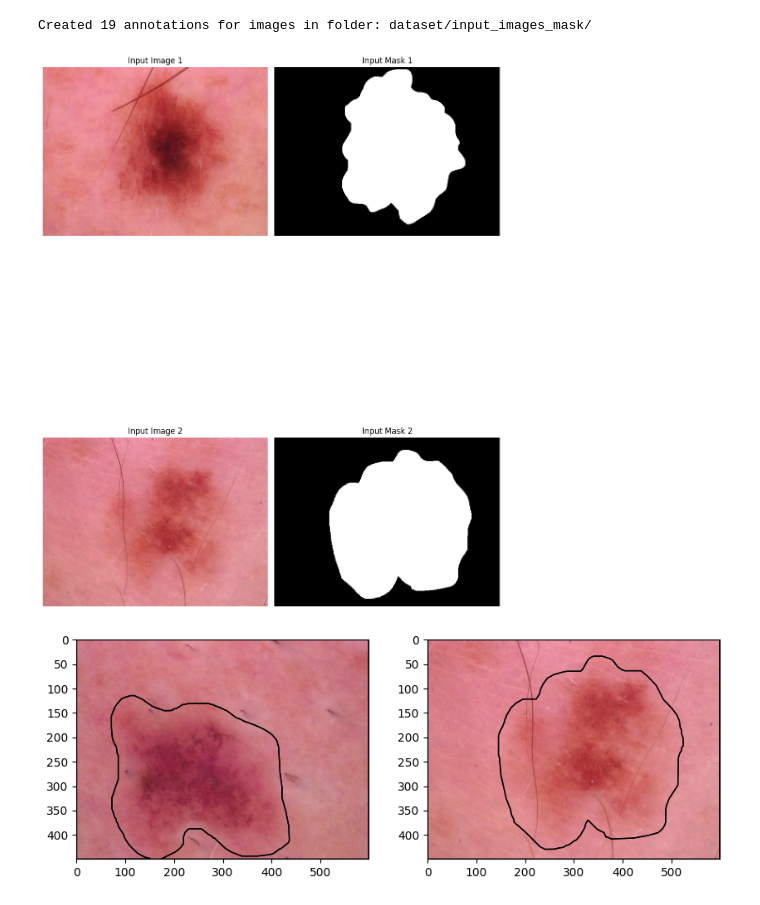
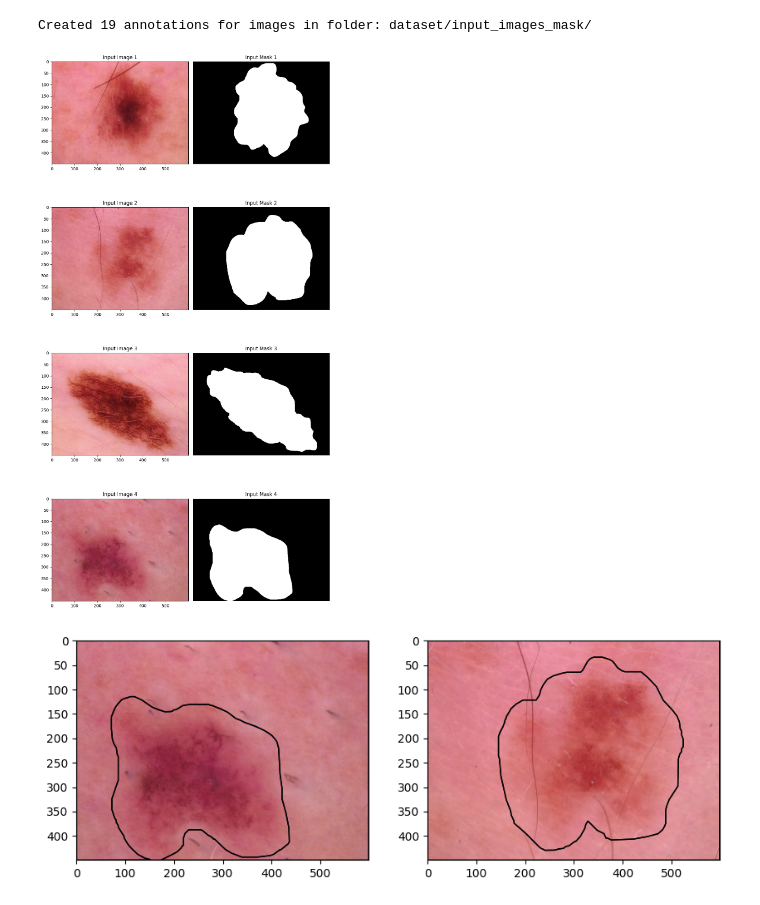
Before and after one commit to cathedralcockroach/Roboflow, a Jupyter notebook: main1.ipynb, the cells around one changed output. Drawn from its saved outputs; the diff is of its cells as text; code cells hidden in the pictures.

```diff
--- a/main1.ipynb
+++ b/main1.ipynb
@@ -113,37 +113,37 @@ Created 19 annotations for images in folder: dataset/input_images_mask/
 dataset_dir = "dataset/"
 
 # Path to the input images and masks directories
 input_images_dir = os.path.join(dataset_dir, "input_images/")
 input_masks_dir = os.path.join(dataset_dir, "input_images_mask/")
 
 # Get the list of files in the input images directory
-input_image_files = os.listdir(input_images_dir)[:2]
+input_image_files = os.listdir(input_images_dir)[:4]
 
 # Get the corresponding mask file names
 input_mask_files = [file.replace(".jpg", "_segmentation.png") for file in input_image_files]
 
 # Display the images and masks
-fig, axes = plt.subplots(2, 2, figsize=(10, 20))
+fig, axes = plt.subplots(4, 2, figsize=(10, 20))
 
 for i, (input_image_file, input_mask_file) in enumerate(zip(input_image_files, input_mask_files)):
     # Load and display the input image
     input_image_path = os.path.join(input_images_dir, input_image_file)
     input_image = plt.imread(input_image_path)
     axes[i, 0].imshow(input_image)
-    axes[i, 0].axis('off')
+    axes[i, 0].axis('on')
     axes[i, 0].set_title(f"Input Image {i+1}")
 
     # Load and display the input mask
     input_mask_path = os.path.join(input_masks_dir, input_mask_file)
     input_mask = plt.imread(input_mask_path)
     axes[i, 1].imshow(input_mask, cmap='gray')
     axes[i, 1].axis('off')
     axes[i, 1].set_title(f"Input Mask {i+1}")
 
 plt.tight_layout()
 plt.show()
 # %% [output]
-[figure, old version]
+[figure, new version]
 # %%
 import os
 import random
```
Also changed, not shown: parts of 2 cells of this notebook, 1 other file.
